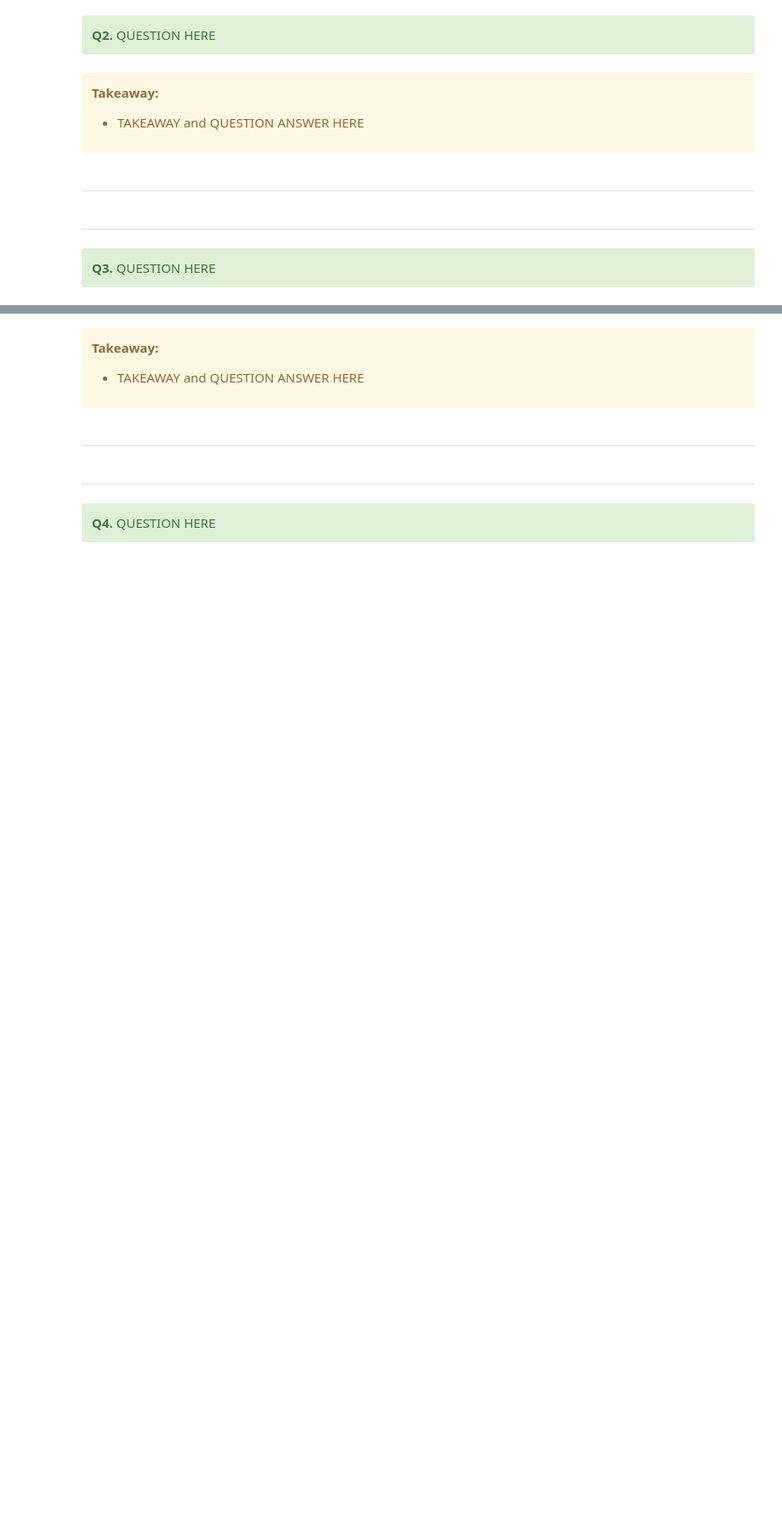
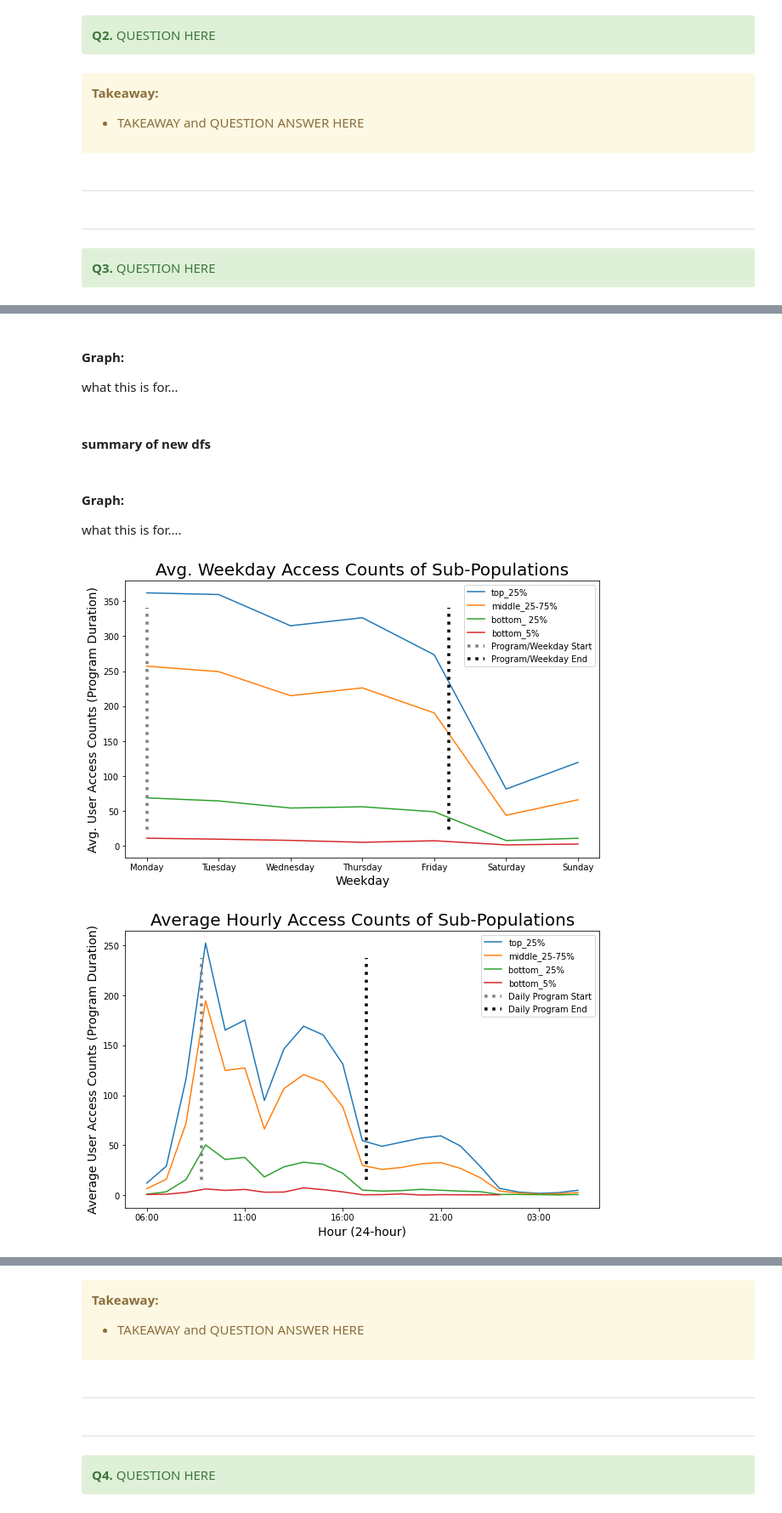
Before and after one commit to bowen-lindsey-shiben-turner/anamoly-detection, a Jupyter notebook: group_final_notebook.ipynb, the cells around one changed output, grey strips where cells are left out. Shown at 85% size. Drawn from its saved outputs; the diff is of its cells as text; code cells hidden in the pictures; blank space fills up the shorter version.

```diff
--- a/group_final_notebook.ipynb
+++ b/group_final_notebook.ipynb
@@ -128,0 +150,15 @@ plt.figure(figsize=(35, 12), constrained_layout=True)
+# %% [markdown]
+#### Graph:
+what this is for...
+# %%
+bottom_5, bottom_25, middle, top_25, all_users, middle_users, top_25_users, bottom_25_users, bottom_5_users = explore.q3_create_percentile_dfs(df3)
+# %% [markdown]
+#### summary of new dfs
+# %% [markdown]
+#### Graph:
+what this is for....
+# %%
+explore.q3_plot_counts(bottom_5, bottom_25, middle, top_25)
+# %% [output]
+[figure, added]
+[figure, added]
```
Also changed, not shown: parts of 10 cells of this notebook, 2 other files.
